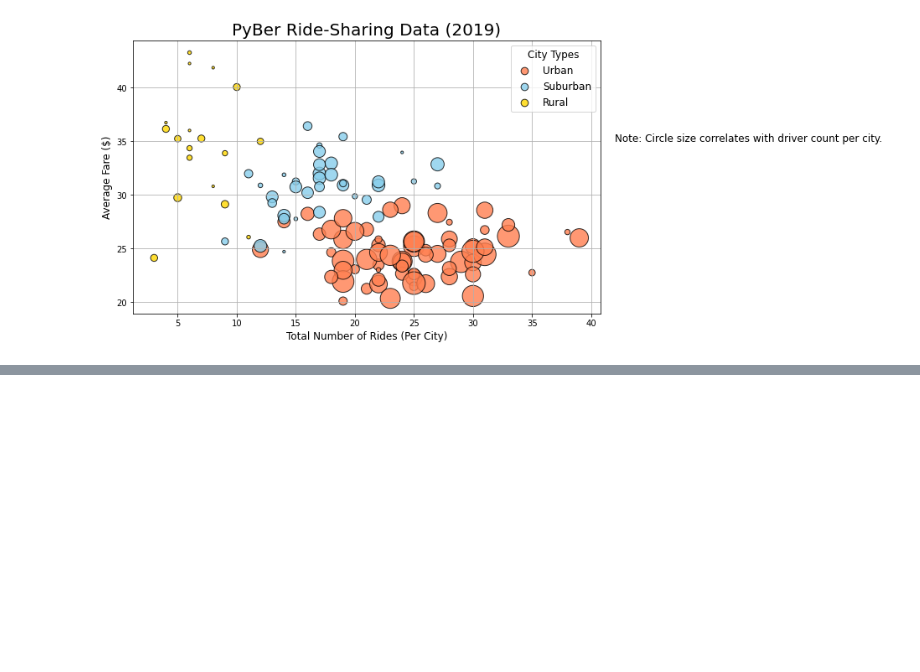
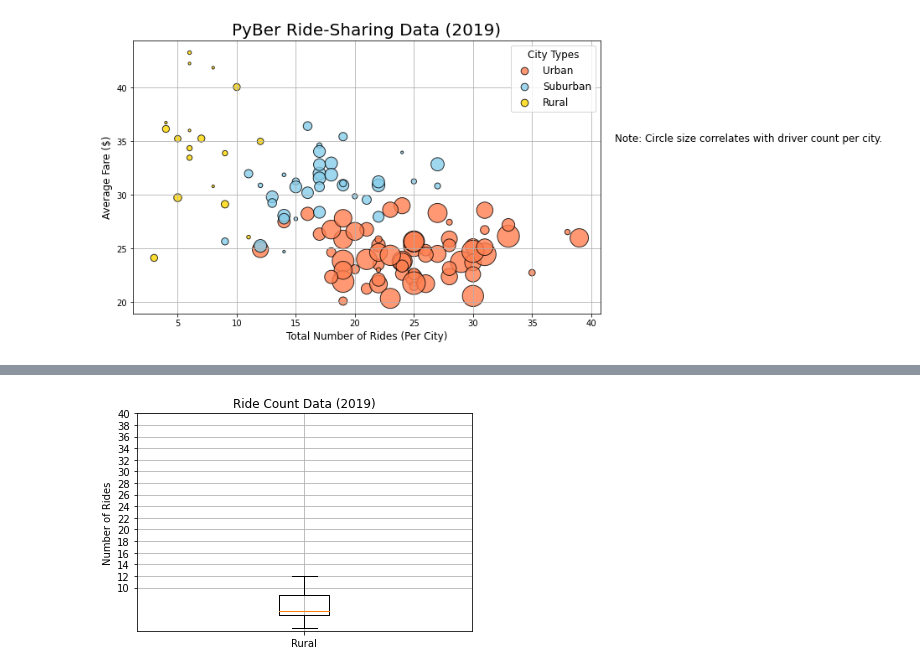
Before and after one commit to cmmgw/PyBer_Analysis, a Jupyter notebook: PyBer.ipynb, the cells around one changed output, grey strips where cells are left out. Saved outputs shown, nothing was run; the diff lists cells and outputs as text; code cells hidden in the pictures; blank space fills up the shorter version.

```diff
--- a/PyBer.ipynb
+++ b/PyBer.ipynb
@@ -534,0 +878,20 @@ plt.show()
+# %%
+# Object-Oriented Method - Box-and-Whisker Plots - Ride Count Data - Rural Cities
+# Box-and-Whisker Plot depicts same outputs as the summary statistics calculated above using rural_ride_count.describe()
+# Create a box-and-whisker plot for the rural cities ride count.
+# Create the x-axis labels with a list
+x_labels = ["Rural"]
+
+fig, ax = plt.subplots()
+
+# Data and labels are passed in the boxplot() function
+ax.boxplot(rural_ride_count, labels=x_labels)
+
+# Add the title, y-axis label and grid.
+ax.set_title('Ride Count Data (2019)')
+ax.set_ylabel('Number of Rides')
+ax.set_yticks(np.arange(10, 41, step=2.0))
+ax.grid()
+plt.show()
+# %% [output]
+[figure, added]
```
Also changed, not shown: parts of 39 cells of this notebook, 3 other files.
